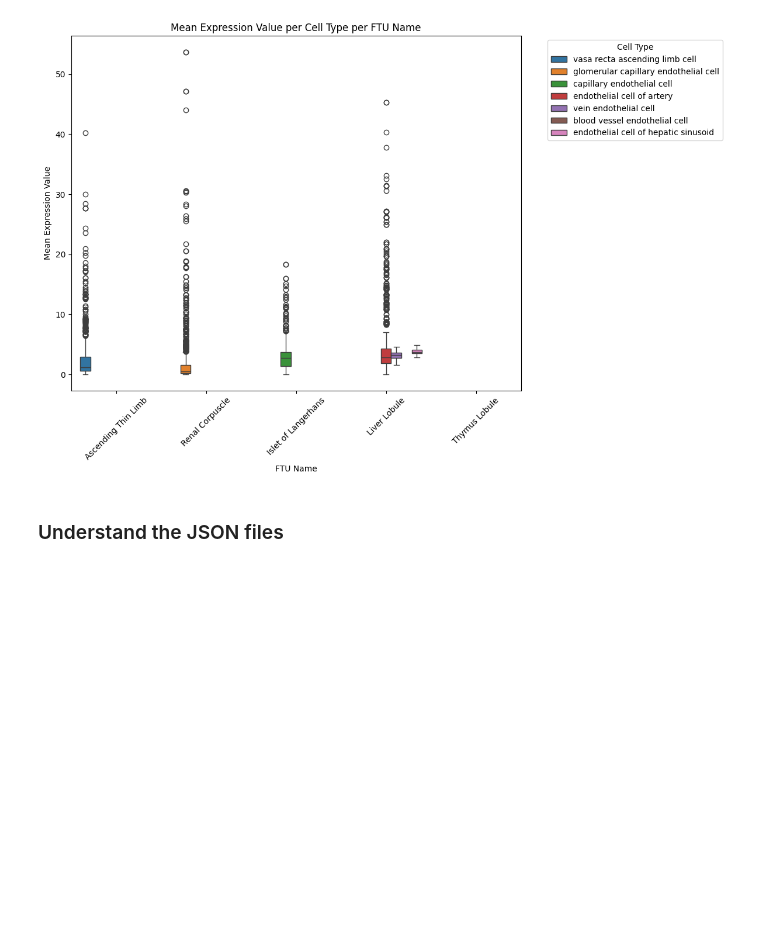
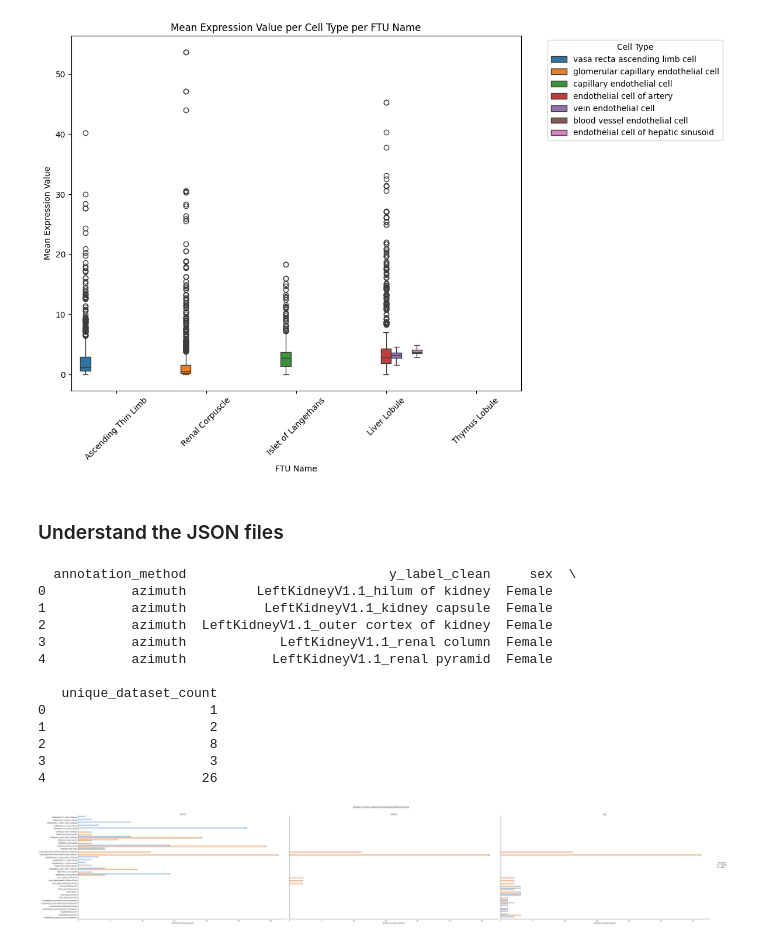
Before and after one commit to cns-iu/hra-ftu-explorer-supporting-information, a Jupyter notebook: FTU-workflow.ipynb, the cells around one changed output. Cells and saved outputs as stored; diff of their text form; code cells hidden in the pictures; blank space fills up the shorter version.

Commit message:
added plot for dataset

```diff
--- a/FTU-workflow.ipynb
+++ b/FTU-workflow.ipynb
@@ -1285,3 +1284,70 @@ extracted_df_summary = pd.DataFrame(extracted_data_summary)
 print(extracted_df_summary.head())
 # %%
 extracted_df_summary.to_csv('output/Dataset-source-cell-summary.csv', index=False)
+# %%
+import pandas as pd
+import seaborn as sns
+import matplotlib.pyplot as plt
+
+latest_filtered_cts_df = filtered_result_df.copy()
+
+# Extract the relevant part of the reference_organ (after '#VHF')
+latest_filtered_cts_df['reference_organ_clean'] = latest_filtered_cts_df['reference_organ'].apply(lambda x: x.split('#')[-1])
+
+# Remove 'VHF' or 'VHM' from the 'reference_organ_clean' field
+latest_filtered_cts_df['reference_organ_clean'] = latest_filtered_cts_df['reference_organ_clean'].str.replace('VHF', '').str.replace('VHM', '')
+
+# Create a new column combining reference_organ_clean and as_label
+latest_filtered_cts_df['y_label_clean'] = latest_filtered_cts_df['reference_organ_clean'] + "_" + latest_filtered_cts_df['as_label']
+
+# Count the number of unique datasets per reference_organ + as_label combination for each annotation_method
+latest_dataset_counts = latest_filtered_cts_df.groupby(['annotation_method', 'y_label_clean', 'sex']).dataset.nunique().reset_index()
+latest_dataset_counts = latest_dataset_counts.rename(columns={'dataset': 'unique_dataset_count'})
+
+# Debug: Check the unique dataset counts
+print(latest_dataset_counts.head())
+
+# Combine the male and female dataframes and create a new column for sex
+latest_dataset_counts_combined = latest_dataset_counts.copy()
+latest_dataset_counts_combined['sex_label'] = latest_dataset_counts_combined['sex']
+
+# Define a custom color palette for better visualization
+custom_palette = sns.color_palette("pastel")
+
+g_combined = sns.catplot(
+    data=latest_dataset_counts_combined,
+    x="unique_dataset_count", y="y_label_clean", hue="sex_label",
+    col="annotation_method", kind="bar",
+    height=10, aspect=2, col_wrap=3,
+    palette=custom_palette
+)
+
+g_combined.set_axis_labels("Number of Unique Datasets", "")
+g_combined.set_titles("{col_name}")
+g_combined.fig.suptitle("Number of Unique Datasets by Annotation Method and Sex", y=1.05)
+
+# Annotate the bars with the number of unique datasets, handling NaN values
+for ax in g_combined.axes.flatten():
+    for c in ax.containers:
+        labels = [f'{int(v.get_width()):.0f}' if not pd.isna(v.get_width()) else '' for v in c]
+        ax.bar_label(c, labels=labels, label_type='edge')
+
+# Save the plot as a high-resolution image
+g_combined.savefig("output/figures/Datasets-AS-Annotation-Sex.png", dpi=300)
+
+plt.show()
+# %% [output]
+  annotation_method                          y_label_clean     sex  \
+0           azimuth         LeftKidneyV1.1_hilum of kidney  Female
+1           azimuth          LeftKidneyV1.1_kidney capsule  Female
+2           azimuth  LeftKidneyV1.1_outer cortex of kidney  Female
+3           azimuth            LeftKidneyV1.1_renal column  Female
+4           azimuth           LeftKidneyV1.1_renal pyramid  Female
+
+   unique_dataset_count
+0                     1
+1                     2
+2                     8
+3                     3
+4                    26
+[figure, added]
```
Also changed, not shown: parts of 2 cells of this notebook, 1 other file.
